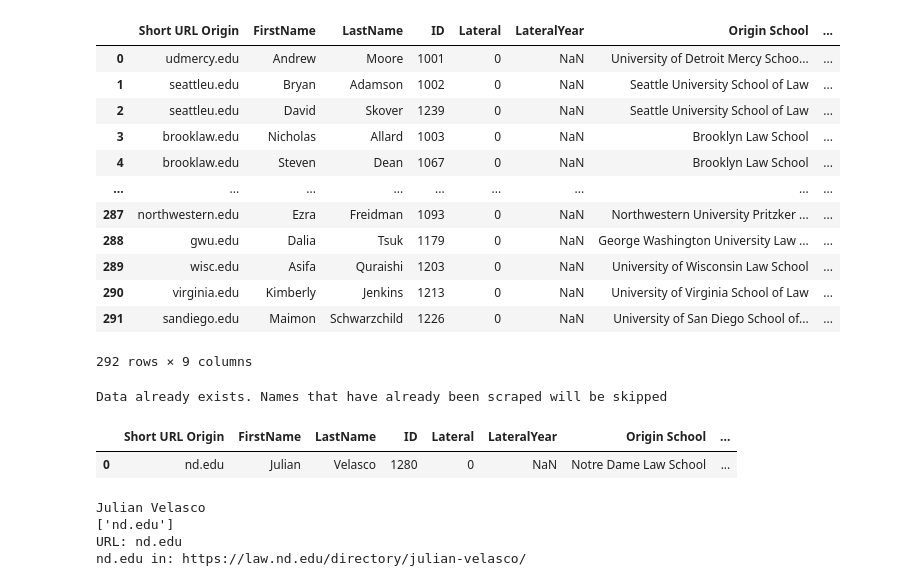
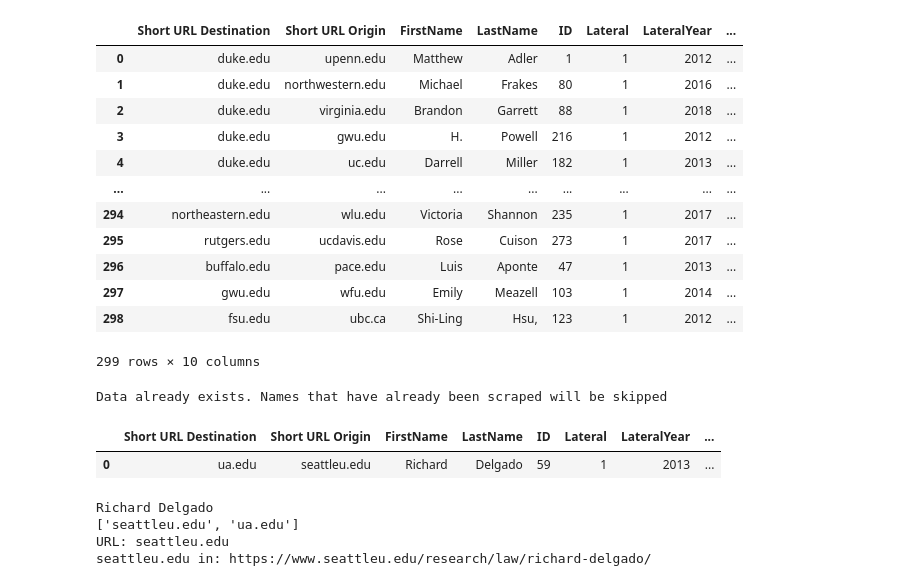
Before and after one commit to martinbolger/hein_scraping, a Jupyter notebook: code/hein_alt_name_data_creation_notebook.ipynb, the cells around one changed output. Saved outputs shown, nothing was run; the diff lists cells and outputs as text; code cells hidden in the pictures.

Commit message:
[Modify] Updates all scripts for a new lateral run.

```diff
--- a/code/hein_alt_name_data_creation_notebook.ipynb
+++ b/code/hein_alt_name_data_creation_notebook.ipynb
@@ -34,47 +36,47 @@ driver.get("http://proxy.its.virginia.edu/login?url=http://heinonline.org/HOL/We
 # Data type: This is the type of data that we are using.
 # The control group members only have one university url because they
 # did not move. The lateral group members have two urls.
-data_type = "control"
+data_type = "lateral"
 
 # Load the dataset from the working directory
 # The dataset in the working directory has already
 # been cleaned.
 data = pd.read_excel(work_path / "{}.xlsx".format(data_type))
 
 # Load the name modification dataset
 name_mod = pd.read_excel(input_path / "name_mod_{}.xlsx".format(data_type))
 
 # MERGE: Right join the name mod data to get the observations with a different last name
 alt_name_diff_last_name = pd.merge(data, name_mod[["ID", "diff_last_name"]], how = "right", left_on = ["ID"], right_on = ["ID"])
 
 # Subset to the non-missing different last names
 alt_name_diff_last_name = alt_name_diff_last_name[alt_name_diff_last_name["diff_last_name"].notnull()]
 # Create a copy of the alternate last name observations with a different last name
 alt_name_diff_last_name["LastName"] = alt_name_diff_last_name["diff_last_name"]
 # Drop the diff_last_name column
 alt_name_diff_last_name = alt_name_diff_last_name.drop(["diff_last_name"], axis = 1)
 
 # Add the observations onto the main dataset
 data = pd.concat([data, alt_name_diff_last_name], ignore_index = True)
 
 # Flag any observations that now show up multiple times
 data["multi_obs"] = data["ID"].duplicated(keep=False)
 
 data
 # %% [output]
-|  | Short URL Origin | FirstName | LastName | ID | Lateral | LateralYear | Origin School | ... |
-| 0 | udmercy.edu | Andrew | Moore | 1001 | 0 | NaN | University of Detroit Mercy Schoo... | ... |
-| 1 | seattleu.edu | Bryan | Adamson | 1002 | 0 | NaN | Seattle University School of Law | ... |
-| 2 | seattleu.edu | David | Skover | 1239 | 0 | NaN | Seattle University School of Law | ... |
-| 3 | brooklaw.edu | Nicholas | Allard | 1003 | 0 | NaN | Brooklyn Law School | ... |
-| 4 | brooklaw.edu | Steven | Dean | 1067 | 0 | NaN | Brooklyn Law School | ... |
+|  | Short URL Destination | Short URL Origin | FirstName | LastName | ID | Lateral | LateralYear | ... |
+| 0 | duke.edu | upenn.edu | Matthew | Adler | 1 | 1 | 2012 | ... |
+| 1 | duke.edu | northwestern.edu | Michael | Frakes | 80 | 1 | 2016 | ... |
+| 2 | duke.edu | virginia.edu | Brandon | Garrett | 88 | 1 | 2018 | ... |
+| 3 | duke.edu | gwu.edu | H. | Powell | 216 | 1 | 2012 | ... |
+| 4 | duke.edu | uc.edu | Darrell | Miller | 182 | 1 | 2013 | ... |
 | ... | ... | ... | ... | ... | ... | ... | ... | ... |
-| 287 | northwestern.edu | Ezra | Freidman | 1093 | 0 | NaN | Northwestern University Pritzker ... | ... |
-| 288 | gwu.edu | Dalia | Tsuk | 1179 | 0 | NaN | George Washington University Law ... | ... |
-| 289 | wisc.edu | Asifa | Quraishi | 1203 | 0 | NaN | University of Wisconsin Law School | ... |
-| 290 | virginia.edu | Kimberly | Jenkins | 1213 | 0 | NaN | University of Virginia School of Law | ... |
-| 291 | sandiego.edu | Maimon | Schwarzchild | 1226 | 0 | NaN | University of San Diego School of... | ... |
+| 294 | northeastern.edu | wlu.edu | Victoria | Shannon | 235 | 1 | 2017 | ... |
+| 295 | rutgers.edu | ucdavis.edu | Rose | Cuison | 273 | 1 | 2017 | ... |
+| 296 | buffalo.edu | pace.edu | Luis | Aponte | 47 | 1 | 2013 | ... |
+| 297 | gwu.edu | wfu.edu | Emily | Meazell | 103 | 1 | 2014 | ... |
+| 298 | fsu.edu | ubc.ca | Shi-Ling | Hsu, | 123 | 1 | 2012 | ... |
-292 rows × 9 columns
+299 rows × 10 columns
 # %%
 # Create a list to store the alternate name data
 alt_names_data = []
@@ -106,8 +108,8 @@ Data already exists. Names that have already been scraped will be skipped
 # %%
 data
 # %% [output]
-|  | Short URL Origin | FirstName | LastName | ID | Lateral | LateralYear | Origin School | ... |
-| 0 | nd.edu | Julian | Velasco | 1280 | 0 | NaN | Notre Dame Law School | ... |
+|  | Short URL Destination | Short URL Origin | FirstName | LastName | ID | Lateral | LateralYear | ... |
+| 0 | ua.edu | seattleu.edu | Richard | Delgado | 59 | 1 | 2013 | ... |
 # %%
 #This loop goes through each name
 for i in range(len(data)):
@@ -141,10 +143,10 @@ for i in range(len(data)):
     dict_values_alt_names = dict(zip(alt_names_columns, values_alt_names))
     alt_names_data.append(dict_values_alt_names)
 # %% [output]
-Julian Velasco
-['nd.edu']
-URL: nd.edu
-nd.edu in: https://law.nd.edu/directory/julian-velasco/
+Richard Delgado
+['seattleu.edu', 'ua.edu']
+URL: seattleu.edu
+seattleu.edu in: https://www.seattleu.edu/research/law/richard-delgado/
 # %%
 # Add the names back into the dataframe of alternate names
 df_alt_names = pd.DataFrame(columns = alt_names_columns)
```
Also changed, not shown: parts of 4 cells of this notebook, 2 other files.
